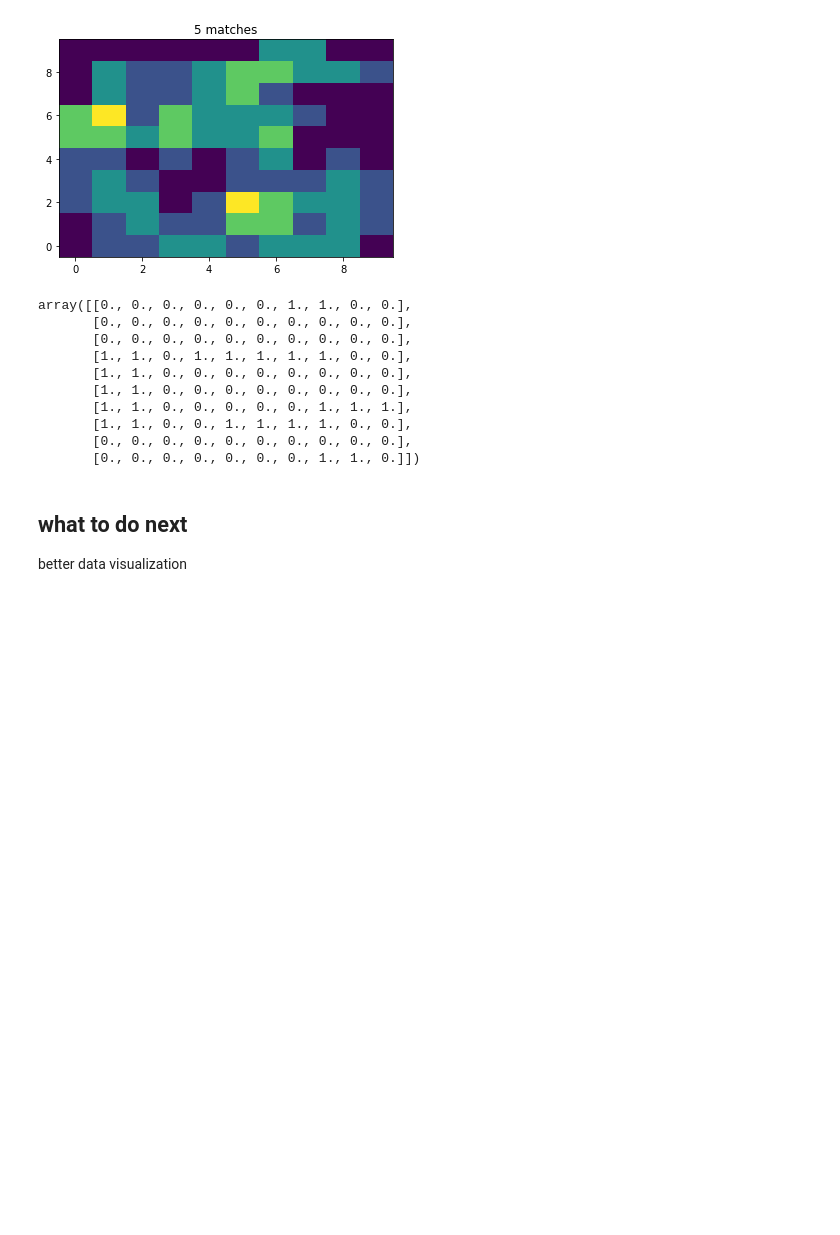
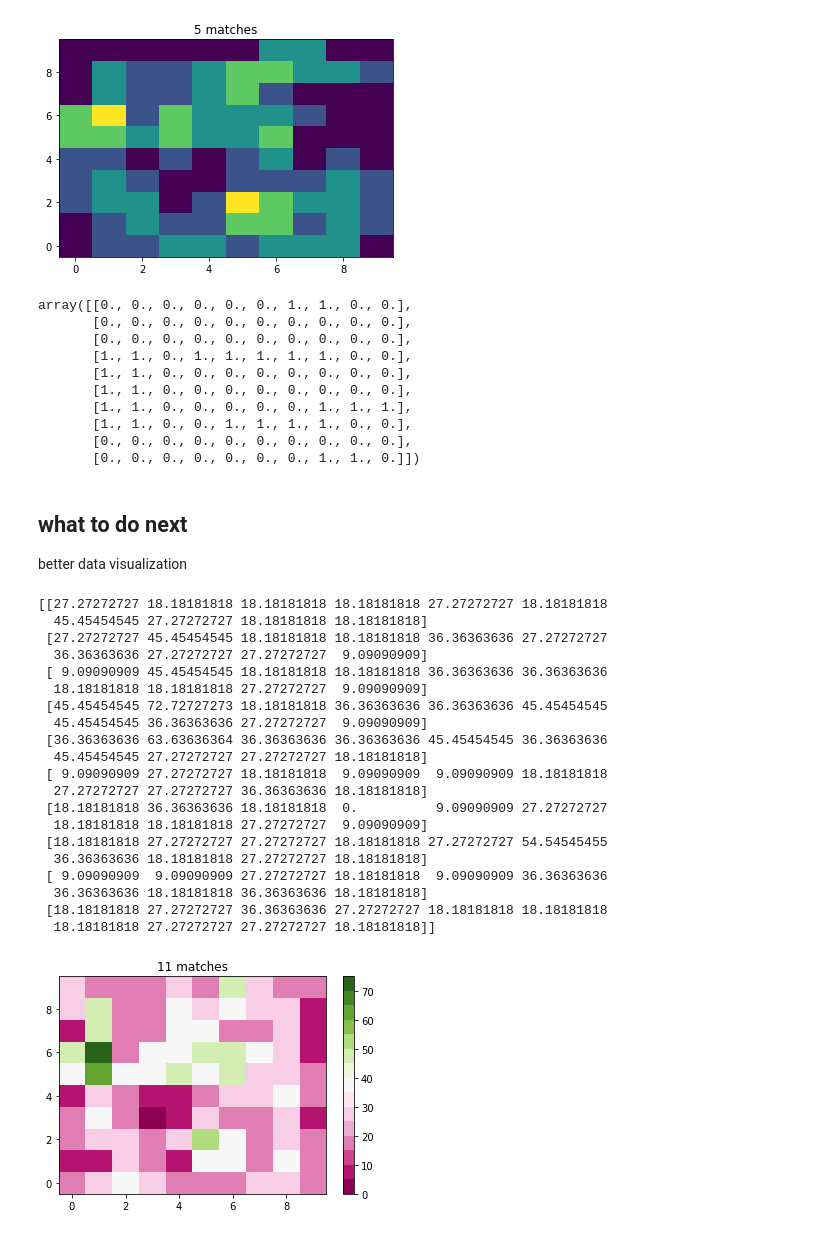
Before and after one commit to amirulbadri00/seabattle, a Jupyter notebook: Sea Battle Statistical Test.ipynb, the cells around one changed output. Cells and saved outputs as stored; diff of their text form; code cells hidden in the pictures; blank space fills up the shorter version.

```diff
--- a/Sea Battle Statistical Test.ipynb
+++ b/Sea Battle Statistical Test.ipynb
@@ -14,13 +16,23 @@ import matplotlib.pyplot as plt
 
 ddir = '/Users/XcaliburZee/Desktop/Matches/'
 # %%
-# hashtags represents [opponent's username]_[nth match against the user]
+# hashtags represents [opponent's username]([nth match against the user])
 
-match1 = np.loadtxt(ddir+'match1.txt') #momentflix4_3
-match2 = np.loadtxt(ddir+'match2.txt') #idacutezzz_5
-match3 = np.loadtxt(ddir+'match3.txt') #idacutezzz_4
-match4 = np.loadtxt(ddir+'match4.txt') #zahra9896_1
-match5 = np.loadtxt(ddir+'match5.txt') #algocjo_1
+match1 = np.loadtxt(ddir+'match1.txt')   #momentflix4(3)
+match2 = np.loadtxt(ddir+'match2.txt')   #idacutezzz(5)
+match3 = np.loadtxt(ddir+'match3.txt')   #idacutezzz(4)
+match4 = np.loadtxt(ddir+'match4.txt')   #zahra9896(1)
+match5 = np.loadtxt(ddir+'match5.txt')   #algocjo(1)
+match6 = np.loadtxt(ddir+'match6.txt')   #RODRIIIGO18(1)
+match7 = np.loadtxt(ddir+'match7.txt')   #pmrziv(1)
+match8 = np.loadtxt(ddir+'match8.txt')   #greeklion7(1)
+match9 = np.loadtxt(ddir+'match9.txt')   #PHOENIX07(2)
+match10 = np.loadtxt(ddir+'match10.txt') #kixt_(1)
+match11 = np.loadtxt(ddir+'match11.txt') #fereverrr(1)
+#match5 = np.loadtxt(ddir+'match5.txt')
+#match5 = np.loadtxt(ddir+'match5.txt')
+#match5 = np.loadtxt(ddir+'match5.txt')
+#match5 = np.loadtxt(ddir+'match5.txt')
 # %%
 match1
 # %% [output]
@@ -179,3 +191,44 @@ array([[0., 0., 0., 0., 0., 0., 1., 1., 0., 0.],
 ## what to do next
 
 better data visualization
+# %%
+Z = (match1 + match2 + match3 + match4 + match5 + match6 + match7 + match8 + match9 + match10 + match11)*100/11
+x = np.arange(0, 10, 1)
+y = np.arange(0, 10, 1)
+
+
+
+# making the levels
+levels = MaxNLocator(nbins=15).tick_values(Z.min(), Z.max())
+cmap = plt.colormaps['PiYG']
+norm = BoundaryNorm(levels, ncolors=cmap.N, clip=True)
+
+fig, ax = plt.subplots()
+im = ax.pcolormesh(x, y, Z[::-1], cmap=cmap, norm=norm)
+fig.colorbar(im, ax=ax)
+
+plt.title('11 matches')
+
+print(Z)
+# %% [output]
+[[27.27272727 18.18181818 18.18181818 18.18181818 27.27272727 18.18181818
+  45.45454545 27.27272727 18.18181818 18.18181818]
+ [27.27272727 45.45454545 18.18181818 18.18181818 36.36363636 27.27272727
+  36.36363636 27.27272727 27.27272727  9.09090909]
+ [ 9.09090909 45.45454545 18.18181818 18.18181818 36.36363636 36.36363636
+  18.18181818 18.18181818 27.27272727  9.09090909]
+ [45.45454545 72.72727273 18.18181818 36.36363636 36.36363636 45.45454545
+  45.45454545 36.36363636 27.27272727  9.09090909]
+ [36.36363636 63.63636364 36.36363636 36.36363636 45.45454545 36.36363636
+  45.45454545 27.27272727 27.27272727 18.18181818]
+ [ 9.09090909 27.27272727 18.18181818  9.09090909  9.09090909 18.18181818
+  27.27272727 27.27272727 36.36363636 18.18181818]
+ [18.18181818 36.36363636 18.18181818  0.          9.09090909 27.27272727
+  18.18181818 18.18181818 27.27272727  9.09090909]
+ [18.18181818 27.27272727 27.27272727 18.18181818 27.27272727 54.54545455
+  36.36363636 18.18181818 27.27272727 18.18181818]
+ [ 9.09090909  9.09090909 27.27272727 18.18181818  9.09090909 36.36363636
+  36.36363636 18.18181818 36.36363636 18.18181818]
+ [18.18181818 27.27272727 36.36363636 27.27272727 18.18181818 18.18181818
+  18.18181818 27.27272727 27.27272727 18.18181818]]
+[figure, added]
```
Also changed, not shown: parts of 1 cell of this notebook.
